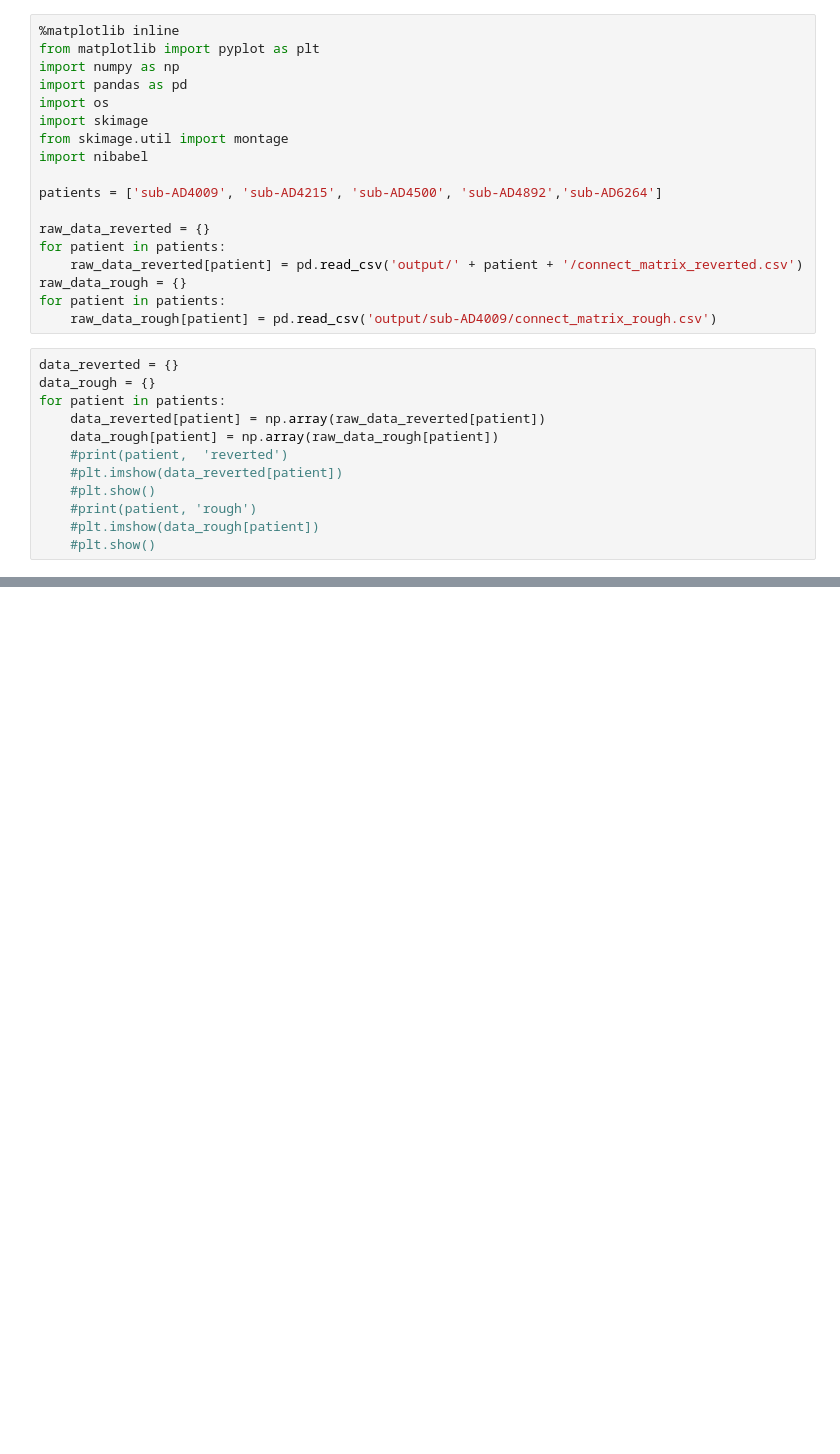
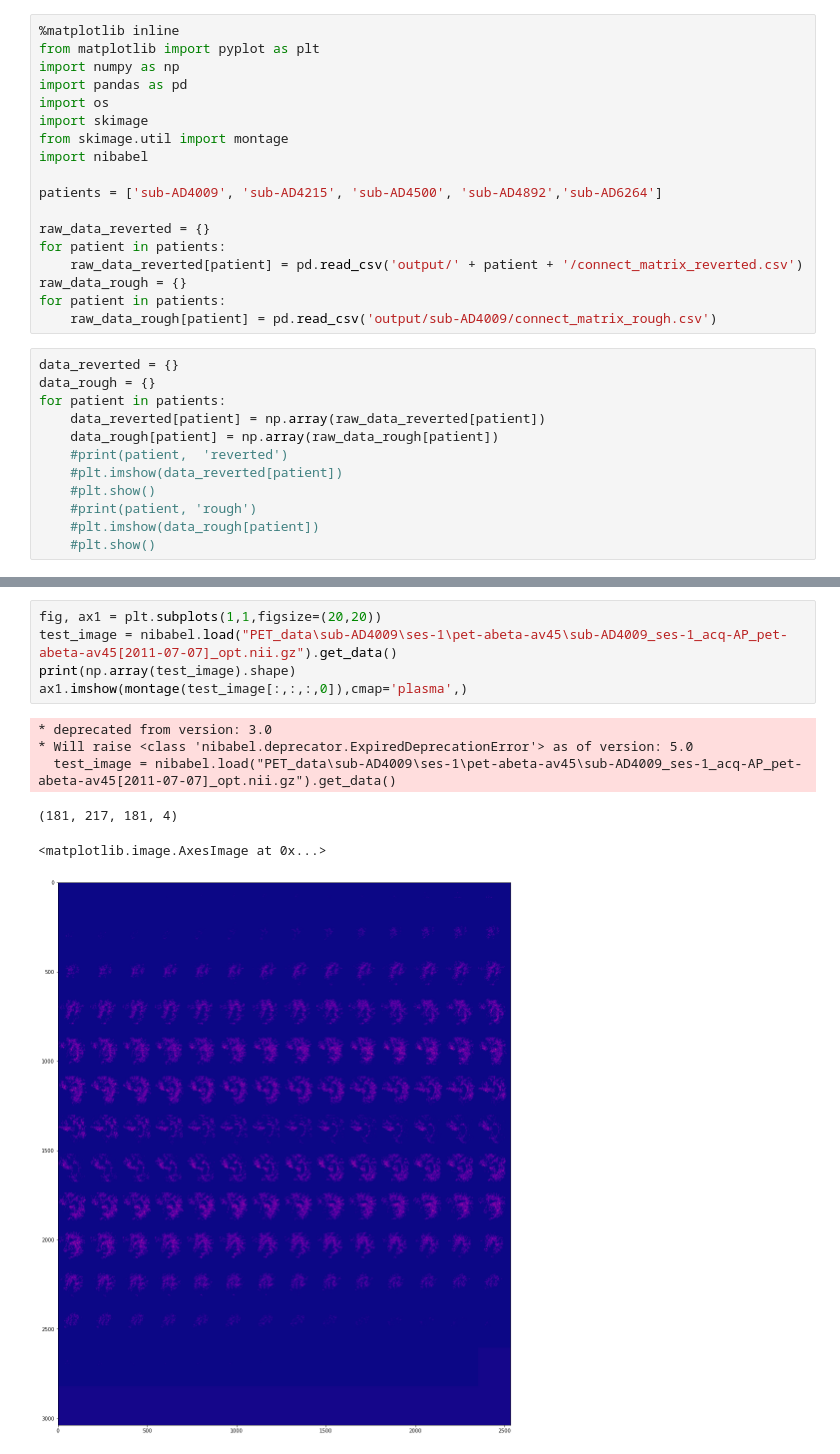
Before and after one commit to brainhack-ch/BrainSpread, a Jupyter notebook: Visualize.ipynb, the cells around one changed output, grey strips where cells are left out. Cells and saved outputs as stored; diff of their text form; blank space fills up the shorter version.

```diff
--- a/Visualize.ipynb
+++ b/Visualize.ipynb
@@ -42,0 +45,12 @@ ax1.imshow(montage(test_image), cmap ='bone')
+# %%
+fig, ax1 = plt.subplots(1,1,figsize=(20,20))
+test_image = nibabel.load("PET_data\sub-AD4009\ses-1\pet-abeta-av45\sub-AD4009_ses-1_acq-AP_pet-abeta-av45[2011-07-07]_opt.nii.gz").get_data()
+print(np.array(test_image).shape)
+ax1.imshow(montage(test_image[:,:,:,0]),cmap='plasma',)
+# %% [output]
+* deprecated from version: 3.0
+* Will raise <class 'nibabel.deprecator.ExpiredDeprecationError'> as of version: 5.0
+  test_image = nibabel.load("PET_data\sub-AD4009\ses-1\pet-abeta-av45\sub-AD4009_ses-1_acq-AP_pet-abeta-av45[2011-07-07]_opt.nii.gz").get_data()
+(181, 217, 181, 4)
+<matplotlib.image.AxesImage at 0x...>
+[figure, added]
```
Also changed, not shown: parts of 1 cell of this notebook.
